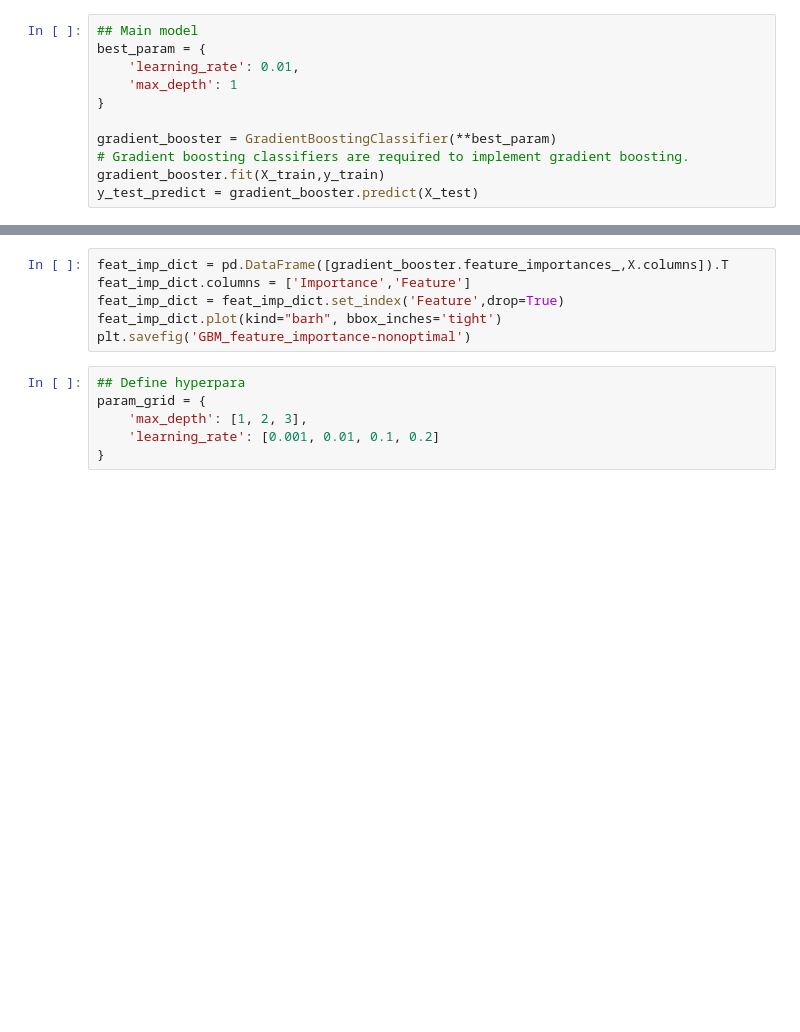
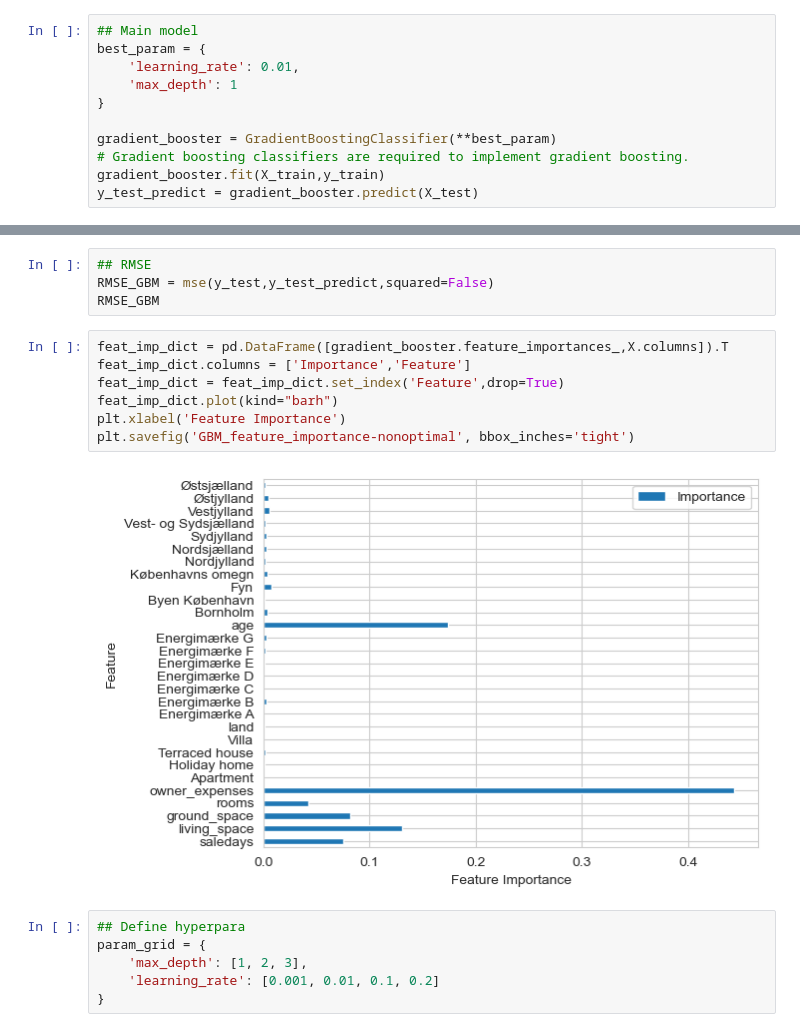
Before and after one commit to QiZhang777777/SODAS2023, a Jupyter notebook: EXAM/model_GBM_3.ipynb, the cells around one changed output, grey strips where cells are left out. Drawn from its saved outputs; the diff is of its cells as text; blank space fills up the shorter version.

```diff
--- a/EXAM/model_GBM_3.ipynb
+++ b/EXAM/model_GBM_3.ipynb
@@ -48,9 +61,16 @@ r2_GBM
+# %%
+## RMSE
+RMSE_GBM = mse(y_test,y_test_predict,squared=False)
+RMSE_GBM
 # %%
 feat_imp_dict = pd.DataFrame([gradient_booster.feature_importances_,X.columns]).T
 feat_imp_dict.columns = ['Importance','Feature']
 feat_imp_dict = feat_imp_dict.set_index('Feature',drop=True)
-feat_imp_dict.plot(kind="barh", bbox_inches='tight')
-plt.savefig('GBM_feature_importance-nonoptimal')
+feat_imp_dict.plot(kind="barh")
+plt.xlabel('Feature Importance')
+plt.savefig('GBM_feature_importance-nonoptimal', bbox_inches='tight')
+# %% [output]
+[figure, added]
 # %%
 ## Define hyperpara
 param_grid = {
```
Also changed, not shown: parts of 5 cells of this notebook, 3 other files.
